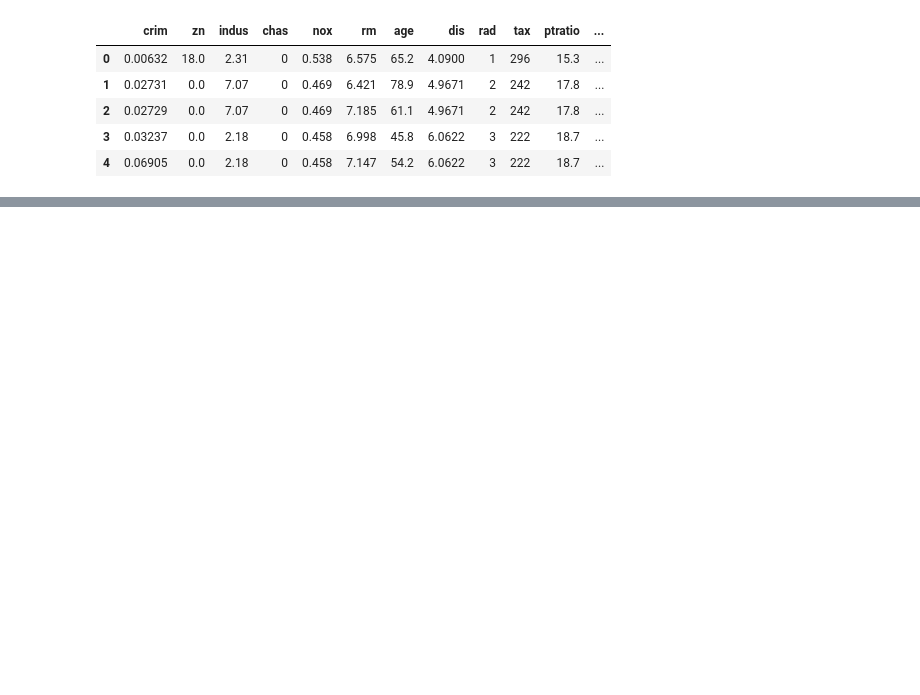
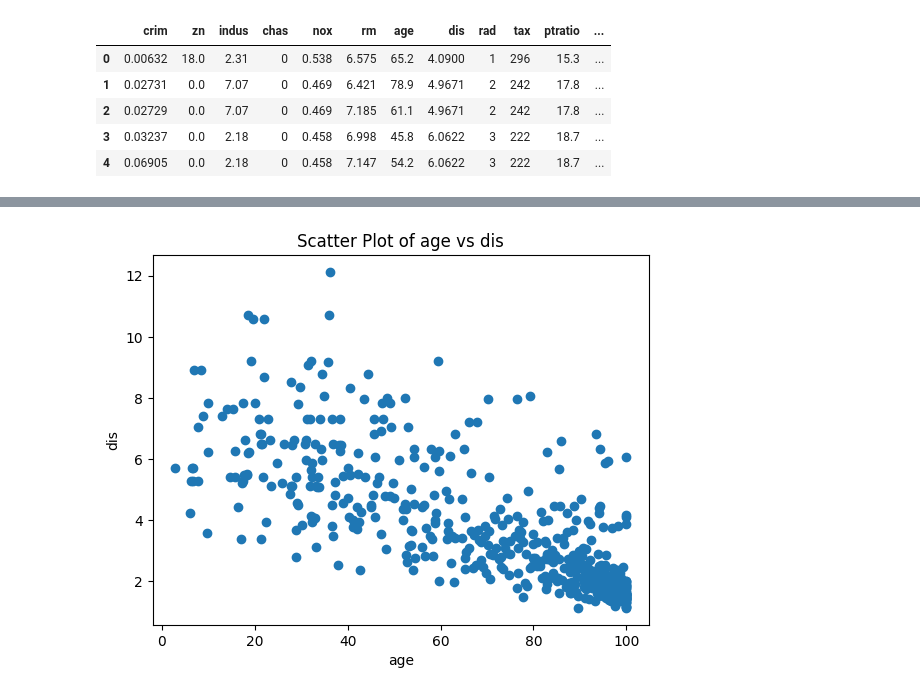
Before and after one commit to PolyTheML/TD, a Jupyter notebook: Multiregression.ipynb, the cells around one changed output, grey strips where cells are left out. Drawn from its saved outputs; the diff is of its cells as text; code cells hidden in the pictures; blank space fills up the shorter version.

```diff
--- a/Multiregression.ipynb
+++ b/Multiregression.ipynb
@@ -16,0 +140,8 @@ df.head()
+# %%
+plt.scatter(df['age'], df['dis'])
+plt.xlabel('age')
+plt.ylabel('dis')
+plt.title('Scatter Plot of age vs dis')
+plt.show()
+# %% [output]
+[figure, added]
```
Also changed, not shown: parts of 23 cells of this notebook.
